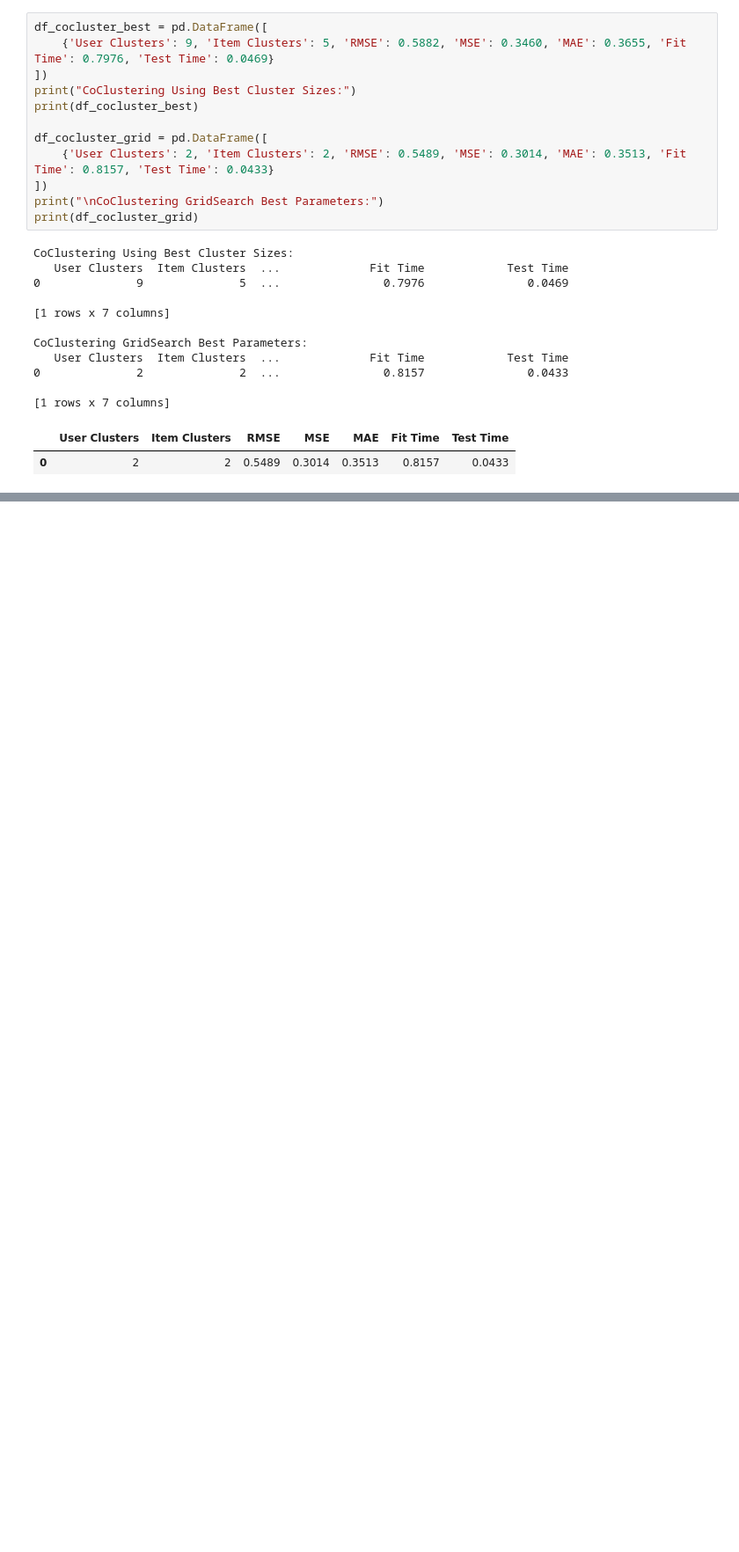
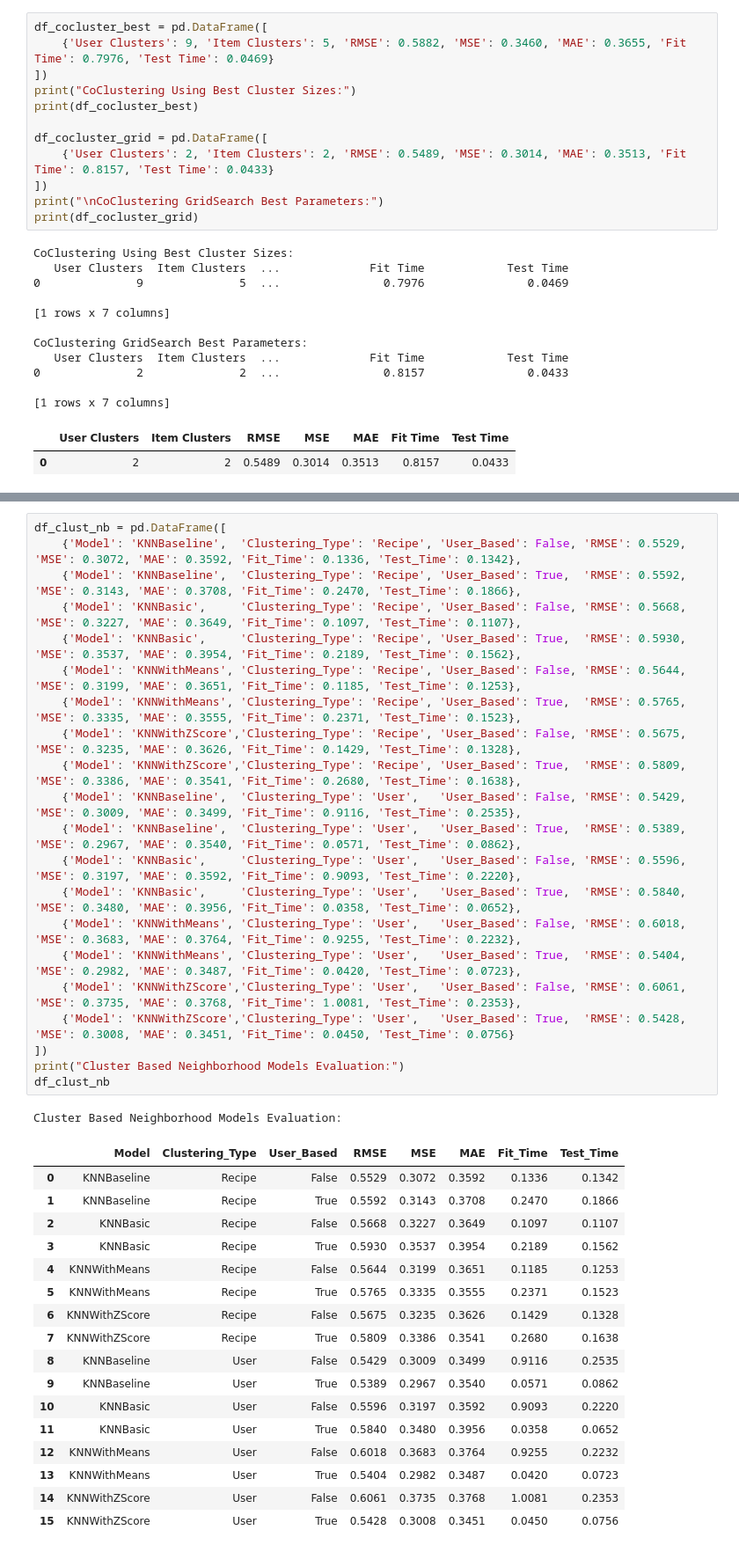
Before and after one commit to vidhyawalke/Recipe-Recommender-System, a Jupyter notebook: Recipe_Recommender.ipynb, the cells around one changed output, grey strips where cells are left out. Shown at 88% size. Cells and saved outputs as stored; diff of their text form; blank space fills up the shorter version.

```diff
--- a/Recipe_Recommender.ipynb
+++ b/Recipe_Recommender.ipynb
@@ -405,0 +393,40 @@ Top 10 Recommendations Generated by Tuned SVD Model:
+# %%
+df_clust_nb = pd.DataFrame([
+    {'Model': 'KNNBaseline',  'Clustering_Type': 'Recipe', 'User_Based': False, 'RMSE': 0.5529, 'MSE': 0.3072, 'MAE': 0.3592, 'Fit_Time': 0.1336, 'Test_Time': 0.1342},
+    {'Model': 'KNNBaseline',  'Clustering_Type': 'Recipe', 'User_Based': True,  'RMSE': 0.5592, 'MSE': 0.3143, 'MAE': 0.3708, 'Fit_Time': 0.2470, 'Test_Time': 0.1866},
+    {'Model': 'KNNBasic',     'Clustering_Type': 'Recipe', 'User_Based': False, 'RMSE': 0.5668, 'MSE': 0.3227, 'MAE': 0.3649, 'Fit_Time': 0.1097, 'Test_Time': 0.1107},
+    {'Model': 'KNNBasic',     'Clustering_Type': 'Recipe', 'User_Based': True,  'RMSE': 0.5930, 'MSE': 0.3537, 'MAE': 0.3954, 'Fit_Time': 0.2189, 'Test_Time': 0.1562},
+    {'Model': 'KNNWithMeans', 'Clustering_Type': 'Recipe', 'User_Based': False, 'RMSE': 0.5644, 'MSE': 0.3199, 'MAE': 0.3651, 'Fit_Time': 0.1185, 'Test_Time': 0.1253},
+    {'Model': 'KNNWithMeans', 'Clustering_Type': 'Recipe', 'User_Based': True,  'RMSE': 0.5765, 'MSE': 0.3335, 'MAE': 0.3555, 'Fit_Time': 0.2371, 'Test_Time': 0.1523},
+    {'Model': 'KNNWithZScore','Clustering_Type': 'Recipe', 'User_Based': False, 'RMSE': 0.5675, 'MSE': 0.3235, 'MAE': 0.3626, 'Fit_Time': 0.1429, 'Test_Time': 0.1328},
+    {'Model': 'KNNWithZScore','Clustering_Type': 'Recipe', 'User_Based': True,  'RMSE': 0.5809, 'MSE': 0.3386, 'MAE': 0.3541, 'Fit_Time': 0.2680, 'Test_Time': 0.1638},
+    {'Model': 'KNNBaseline',  'Clustering_Type': 'User',   'User_Based': False, 'RMSE': 0.5429, 'MSE': 0.3009, 'MAE': 0.3499, 'Fit_Time': 0.9116, 'Test_Time': 0.2535},
+    {'Model': 'KNNBaseline',  'Clustering_Type': 'User',   'User_Based': True,  'RMSE': 0.5389, 'MSE': 0.2967, 'MAE': 0.3540, 'Fit_Time': 0.0571, 'Test_Time': 0.0862},
+    {'Model': 'KNNBasic',     'Clustering_Type': 'User',   'User_Based': False, 'RMSE': 0.5596, 'MSE': 0.3197, 'MAE': 0.3592, 'Fit_Time': 0.9093, 'Test_Time': 0.2220},
+    {'Model': 'KNNBasic',     'Clustering_Type': 'User',   'User_Based': True,  'RMSE': 0.5840, 'MSE': 0.3480, 'MAE': 0.3956, 'Fit_Time': 0.0358, 'Test_Time': 0.0652},
+    {'Model': 'KNNWithMeans', 'Clustering_Type': 'User',   'User_Based': False, 'RMSE': 0.6018, 'MSE': 0.3683, 'MAE': 0.3764, 'Fit_Time': 0.9255, 'Test_Time': 0.2232},
+    {'Model': 'KNNWithMeans', 'Clustering_Type': 'User',   'User_Based': True,  'RMSE': 0.5404, 'MSE': 0.2982, 'MAE': 0.3487, 'Fit_Time': 0.0420, 'Test_Time': 0.0723},
+    {'Model': 'KNNWithZScore','Clustering_Type': 'User',   'User_Based': False, 'RMSE': 0.6061, 'MSE': 0.3735, 'MAE': 0.3768, 'Fit_Time': 1.0081, 'Test_Time': 0.2353},
+    {'Model': 'KNNWithZScore','Clustering_Type': 'User',   'User_Based': True,  'RMSE': 0.5428, 'MSE': 0.3008, 'MAE': 0.3451, 'Fit_Time': 0.0450, 'Test_Time': 0.0756}
+])
+print("Cluster Based Neighborhood Models Evaluation:")
+df_clust_nb
+# %% [output]
+Cluster Based Neighborhood Models Evaluation:
+|  | Model | Clustering_Type | User_Based | RMSE | MSE | MAE | Fit_Time | Test_Time |
+| 0 | KNNBaseline | Recipe | False | 0.5529 | 0.3072 | 0.3592 | 0.1336 | 0.1342 |
+| 1 | KNNBaseline | Recipe | True | 0.5592 | 0.3143 | 0.3708 | 0.2470 | 0.1866 |
+| 2 | KNNBasic | Recipe | False | 0.5668 | 0.3227 | 0.3649 | 0.1097 | 0.1107 |
+| 3 | KNNBasic | Recipe | True | 0.5930 | 0.3537 | 0.3954 | 0.2189 | 0.1562 |
+| 4 | KNNWithMeans | Recipe | False | 0.5644 | 0.3199 | 0.3651 | 0.1185 | 0.1253 |
+| 5 | KNNWithMeans | Recipe | True | 0.5765 | 0.3335 | 0.3555 | 0.2371 | 0.1523 |
+| 6 | KNNWithZScore | Recipe | False | 0.5675 | 0.3235 | 0.3626 | 0.1429 | 0.1328 |
+| 7 | KNNWithZScore | Recipe | True | 0.5809 | 0.3386 | 0.3541 | 0.2680 | 0.1638 |
+| 8 | KNNBaseline | User | False | 0.5429 | 0.3009 | 0.3499 | 0.9116 | 0.2535 |
+| 9 | KNNBaseline | User | True | 0.5389 | 0.2967 | 0.3540 | 0.0571 | 0.0862 |
+| 10 | KNNBasic | User | False | 0.5596 | 0.3197 | 0.3592 | 0.9093 | 0.2220 |
+| 11 | KNNBasic | User | True | 0.5840 | 0.3480 | 0.3956 | 0.0358 | 0.0652 |
+| 12 | KNNWithMeans | User | False | 0.6018 | 0.3683 | 0.3764 | 0.9255 | 0.2232 |
+| 13 | KNNWithMeans | User | True | 0.5404 | 0.2982 | 0.3487 | 0.0420 | 0.0723 |
+| 14 | KNNWithZScore | User | False | 0.6061 | 0.3735 | 0.3768 | 1.0081 | 0.2353 |
+| 15 | KNNWithZScore | User | True | 0.5428 | 0.3008 | 0.3451 | 0.0450 | 0.0756 |
```
Also changed, not shown: parts of 32 cells of this notebook.
